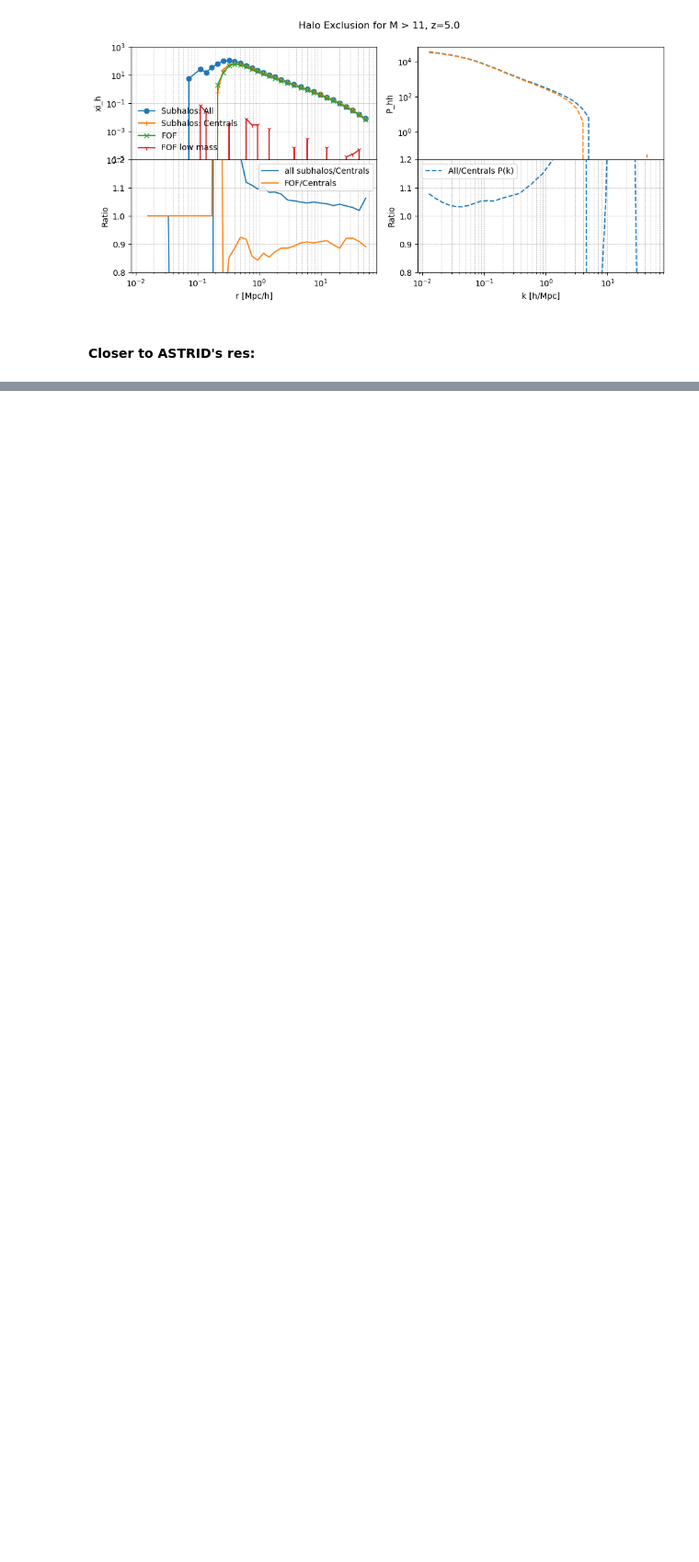
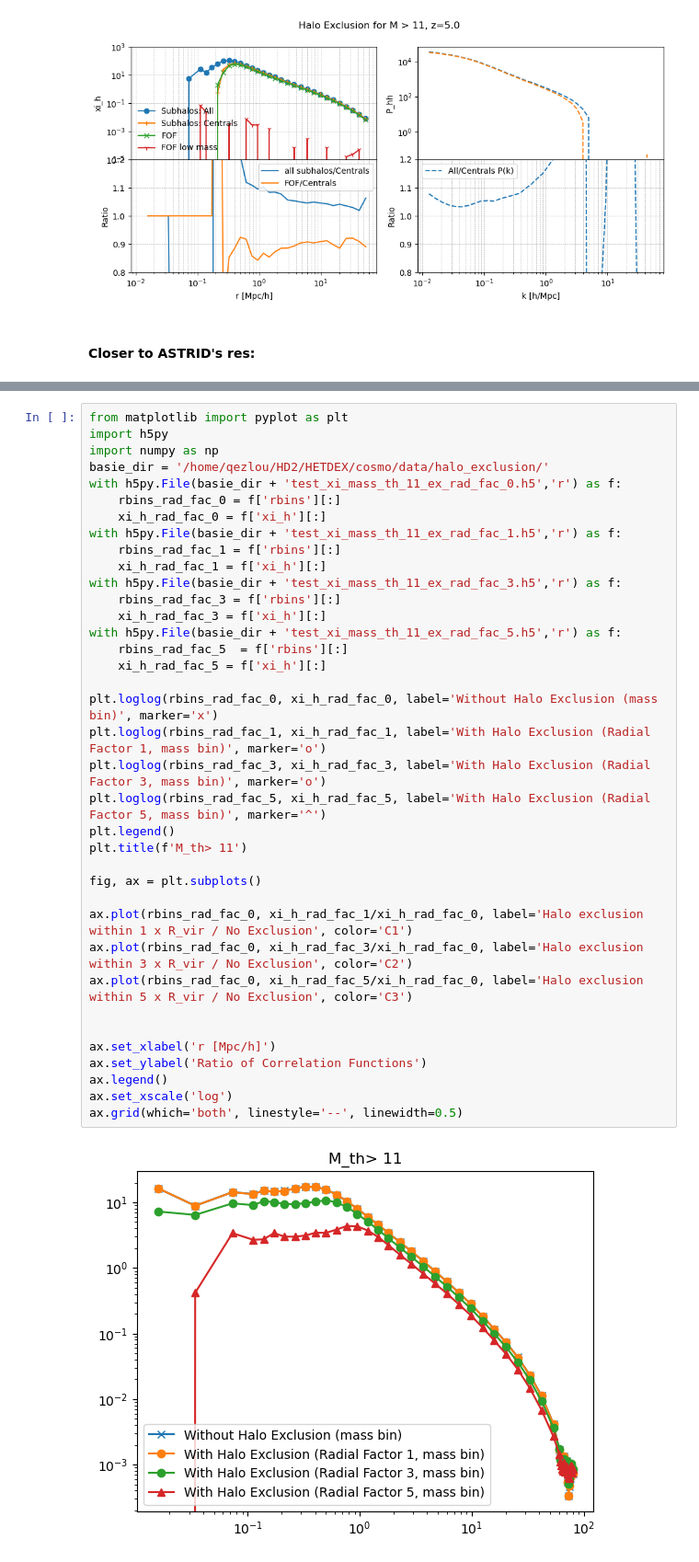
Before and after one commit to qezlou/Goku_ELG, a Jupyter notebook: emu/notebooks/xi_compute/halo_exclusion.ipynb, the cells around one changed output, grey strips where cells are left out. Shown at 92% size. Drawn from its saved outputs; the diff is of its cells as text; blank space fills up the shorter version.

```diff
--- a/emu/notebooks/xi_compute/halo_exclusion.ipynb
+++ b/emu/notebooks/xi_compute/halo_exclusion.ipynb
@@ -426,0 +491,39 @@ fig.tight_layout()
+# %%
+from matplotlib import pyplot as plt
+import h5py
+import numpy as np
+basie_dir = '/home/qezlou/HD2/HETDEX/cosmo/data/halo_exclusion/'
+with h5py.File(basie_dir + 'test_xi_mass_th_11_ex_rad_fac_0.h5','r') as f:
+    rbins_rad_fac_0 = f['rbins'][:]
+    xi_h_rad_fac_0 = f['xi_h'][:]
+with h5py.File(basie_dir + 'test_xi_mass_th_11_ex_rad_fac_1.h5','r') as f:
+    rbins_rad_fac_1 = f['rbins'][:]
+    xi_h_rad_fac_1 = f['xi_h'][:]
+with h5py.File(basie_dir + 'test_xi_mass_th_11_ex_rad_fac_3.h5','r') as f:
+    rbins_rad_fac_3 = f['rbins'][:]
+    xi_h_rad_fac_3 = f['xi_h'][:]
+with h5py.File(basie_dir + 'test_xi_mass_th_11_ex_rad_fac_5.h5','r') as f:
+    rbins_rad_fac_5  = f['rbins'][:]
+    xi_h_rad_fac_5 = f['xi_h'][:]
+
+plt.loglog(rbins_rad_fac_0, xi_h_rad_fac_0, label='Without Halo Exclusion (mass bin)', marker='x')
+plt.loglog(rbins_rad_fac_1, xi_h_rad_fac_1, label='With Halo Exclusion (Radial Factor 1, mass bin)', marker='o')
+plt.loglog(rbins_rad_fac_3, xi_h_rad_fac_3, label='With Halo Exclusion (Radial Factor 3, mass bin)', marker='o')
+plt.loglog(rbins_rad_fac_5, xi_h_rad_fac_5, label='With Halo Exclusion (Radial Factor 5, mass bin)', marker='^')
+plt.legend()
+plt.title(f'M_th> 11')
+
+fig, ax = plt.subplots()
+
+ax.plot(rbins_rad_fac_0, xi_h_rad_fac_1/xi_h_rad_fac_0, label='Halo exclusion within 1 x R_vir / No Exclusion', color='C1')
+ax.plot(rbins_rad_fac_0, xi_h_rad_fac_3/xi_h_rad_fac_0, label='Halo exclusion within 3 x R_vir / No Exclusion', color='C2')
+ax.plot(rbins_rad_fac_0, xi_h_rad_fac_5/xi_h_rad_fac_0, label='Halo exclusion within 5 x R_vir / No Exclusion', color='C3')
+
+
+ax.set_xlabel('r [Mpc/h]')
+ax.set_ylabel('Ratio of Correlation Functions')
+ax.legend()
+ax.set_xscale('log')
+ax.grid(which='both', linestyle='--', linewidth=0.5)
+# %% [output]
+[figure, added]
```
Also changed, not shown: parts of 10 cells of this notebook, 4 other files.
